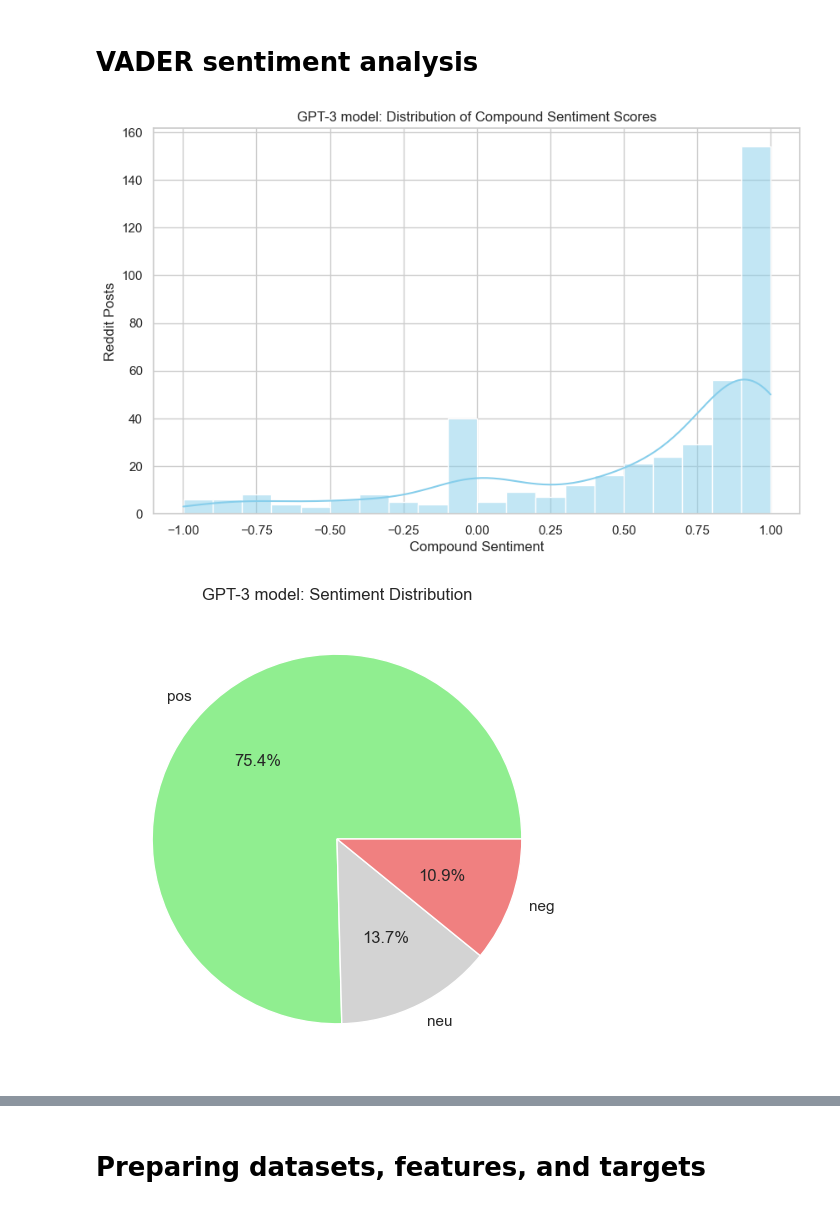
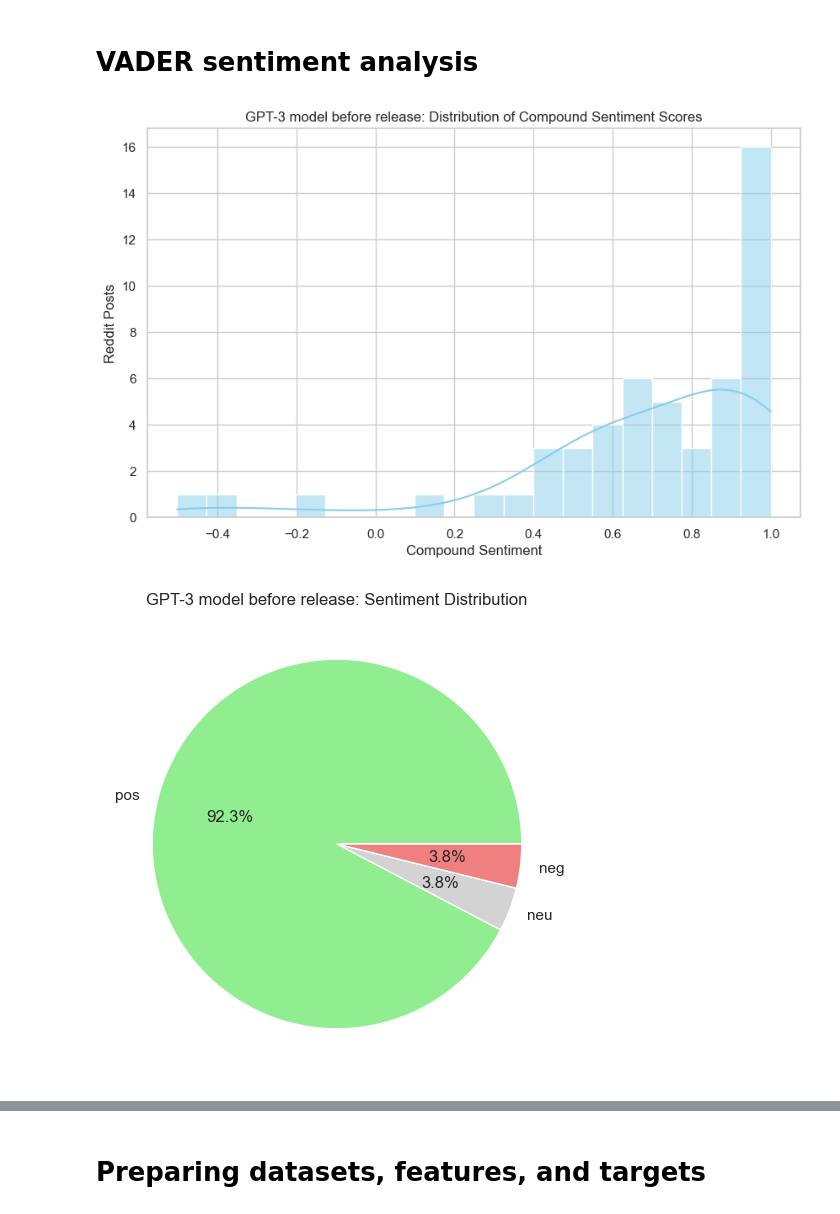
Before and after one commit to georgeh12/reddit-gpt, a Jupyter notebook: vader-analysis.ipynb, the cells around one changed output, grey strips where cells are left out. Cells and saved outputs as stored; diff of their text form; code cells hidden in the pictures.

```diff
--- a/vader-analysis.ipynb
+++ b/vader-analysis.ipynb
@@ -247,6 +247,7 @@ df['clean'] = df['body'].apply(lambda x: remove_emoji(cleanTxt(x)))
 # %%
 # Define the date range for GPT-3 hype analysis
 gpt3_start = datetime(2022, 11, 1)
+gpt3_launch = datetime(2022, 11, 30)
 gpt3_end = datetime(2023, 1, 31)
 
 # Define the date range for GPT-4 hype analysis
@@ -254,40 +255,49 @@ gpt4_start = datetime(2023, 2, 15)
 gpt4_launch =  datetime(2023, 3, 14)
 gpt4_end = datetime(2023, 5, 15)
 
+# Filter GPT-3 dataset
+df_gpt3 = df[(gpt3_start <= df['date']) & (df['date'] < gpt3_end + timedelta(days=1))]
+# get the distance of the date to the GPT-3 launch date
+df_gpt3['launch_distance'] = abs(gpt3_launch - df_gpt3['date'])
+df_gpt3['launch_distance_f'] = df_gpt3['launch_distance'] / pd.to_timedelta(1, unit='D')
+
+
+# Filter GPT-4 dataset
+df_gpt4 = df[(gpt4_start <= df['date']) & (df['date'] < gpt4_end + timedelta(days=1))]
 # get the distance of the date to the GPT-4 launch date
-df['launch_distance'] = abs(gpt4_launch - df['date'])
-df['launch_distance_f'] = df['launch_distance'] / pd.to_timedelta(1, unit='D')
-
-# Filter datasets
-df_gpt3 = df[(gpt3_start <= df['date']) & (df['date'] < gpt3_end + timedelta(days=1))]
-
-# Split at gpt4_launch date
-df_gpt4_before = df[(gpt4_start <= df['date']) & (df['date'] < gpt4_launch)]
-df_gpt4_after = df[(gpt4_launch <= df['date']) & (df['date'] < gpt4_end + timedelta(days=1))]
+df_gpt4['launch_distance'] = abs(gpt4_launch - df_gpt4['date'])
+df_gpt4['launch_distance_f'] = df_gpt4['launch_distance'] / pd.to_timedelta(1, unit='D')
 
 # apply vader sentiment to matched datasets
 vader_sentiment(df_gpt3)
-vader_sentiment(df_gpt4_before)
-vader_sentiment(df_gpt4_after)
+vader_sentiment(df_gpt4)
+
+# Split at gpt3_launch date
+df_gpt3_before = df_gpt3[df_gpt3['date'] < gpt3_launch]
+df_gpt3_after = df_gpt3[gpt3_launch <= df_gpt3['date']]
+# Split at gpt4_launch date
+df_gpt4_before = df_gpt4[df_gpt4['date'] < gpt4_launch]
+df_gpt4_after = df_gpt4[gpt4_launch <= df_gpt4['date']]
 # %%
 def visualize_sentiment(dataset, name):
     # Plot histogram of compound sentiment scores
     plt.figure(figsize=(10, 6))
     sns.histplot(data=dataset, x='compound', bins=20, kde=True, color='skyblue')
     plt.title(name + ': Distribution of Compound Sentiment Scores')
     plt.xlabel('Compound Sentiment')
     plt.ylabel('Reddit Posts')
     plt.show()
 
     # Plot pie chart of sentiment label distribution
     plt.figure(figsize=(8, 6))
     dataset['label'].value_counts().plot(kind='pie', autopct='%1.1f%%', colors=['lightgreen', 'lightgray', 'lightcoral'])
     plt.title(name + ': Sentiment Distribution')
     plt.ylabel('')
     plt.show()
-visualize_sentiment(dataset=df_gpt3, name='GPT-3 model')
-visualize_sentiment(dataset=df_gpt4_before, name='GPT-4 model before announcement')
-visualize_sentiment(dataset=df_gpt4_after, name='GPT-4 model after announcement')
+visualize_sentiment(dataset=df_gpt3_before, name='GPT-3 model before release')
+visualize_sentiment(dataset=df_gpt3_after, name='GPT-3 model after release')
+visualize_sentiment(dataset=df_gpt4_before, name='GPT-4 model before release')
+visualize_sentiment(dataset=df_gpt4_after, name='GPT-4 model after release')
 # %% [output]
-[figure, old version]
+[figure, new version]
-[figure, old version]
+[figure, new version]
```
Also changed, not shown: parts of 7 cells of this notebook, 2 other files.
